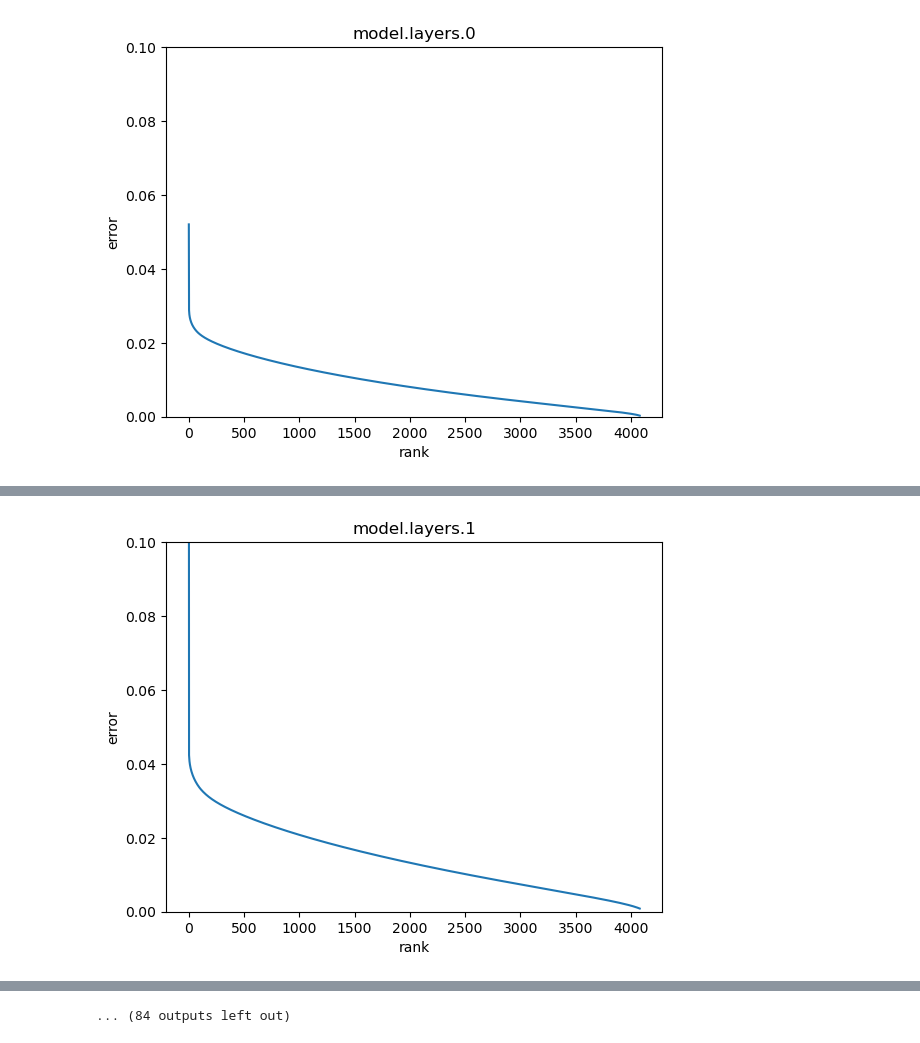
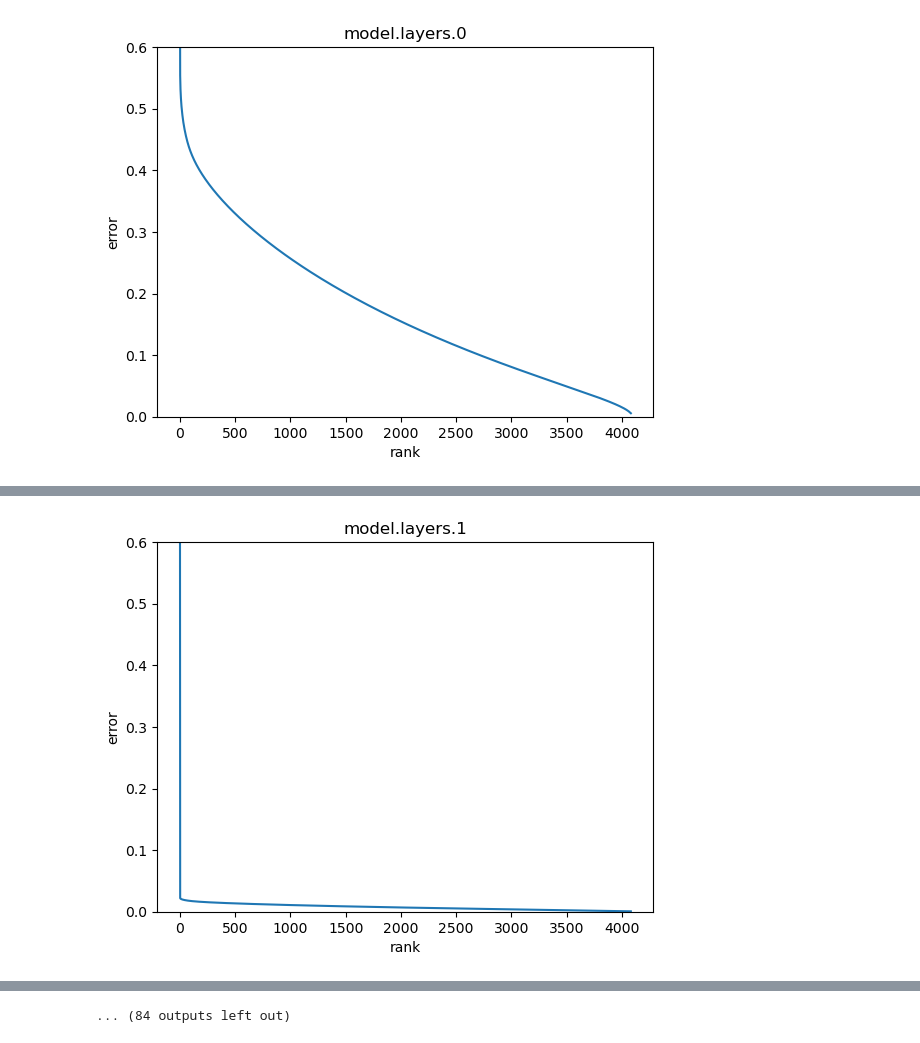
Before and after one commit to arnab-api/filter, a Jupyter notebook: notebooks/rank_analysis/rank_analysis.ipynb, the cells around one changed output, grey strips where cells are left out. Cells and saved outputs as stored; diff of their text form; code cells hidden in the pictures.

```diff
--- a/notebooks/rank_analysis/rank_analysis.ipynb
+++ b/notebooks/rank_analysis/rank_analysis.ipynb
@@ -49,6 +49,12 @@ cache_dir = os.path.join(
     env_utils.DEFAULT_RESULTS_DIR,
     "cache_states",
 )
+
+save_dir = os.path.join(
+    env_utils.DEFAULT_RESULTS_DIR,
+    "Figures", "rank_analysis"
+)
+os.makedirs(save_dir, exist_ok=True)
 
 layer_name_format = "model.layers.{}"
 n_layer = 32
@@ -68,7 +74,7 @@ for l_idx in range(n_layer):
                 all_states = np.concatenate([all_states, caches], axis=0)
 
     all_states = torch.Tensor(all_states).T.cuda()
-    logger.info(all_state.shape)
+    logger.info(all_states.shape)
 
     U, S, Vh = torch.linalg.svd(all_states, full_matrices=False)
 
@@ -79,14 +85,16 @@ for l_idx in range(n_layer):
     for rank in tqdm(resolutions):
         ranks.append(rank)
         M = U[:, :rank] @ torch.diag(S[:rank]) @ Vh[:rank, :]
-        dists.append((torch.norm(all_states - M) / all_state.norm()).item())
+        dists.append((torch.norm(all_states - M) / all_states.norm()).item())
 
     plt.plot(ranks, dists)
     plt.xlabel("rank")
     plt.ylabel("error")
     plt.title(f"{layer_name}")
 
-    plt.ylim(0, 0.1)
+    plt.ylim(0, 0.6)
+
+    plt.savefig(os.path.join(save_dir, f"{layer_name}.png"), dpi=300)
 
     plt.show()
 
@@ -98 +106 @@ for l_idx in range(n_layer):
-[figure, old version]
+[figure, new version]
@@ -101 +109 @@ for l_idx in range(n_layer):
-[figure, old version]
+[figure, new version]
```
Also changed, not shown: parts of 2 cells of this notebook, 1 other file.
